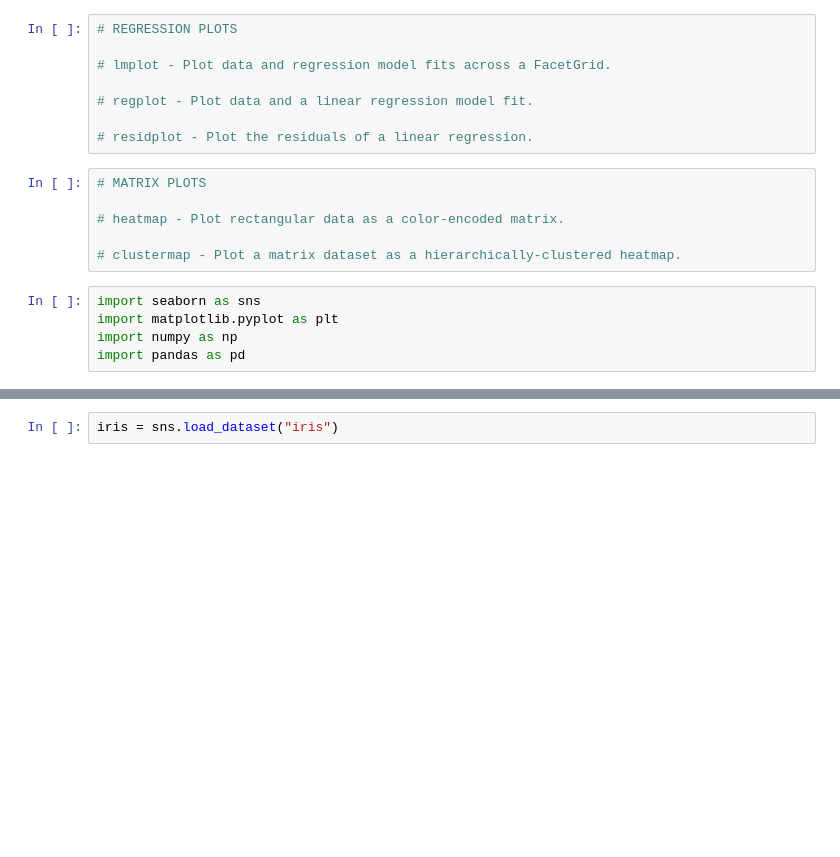
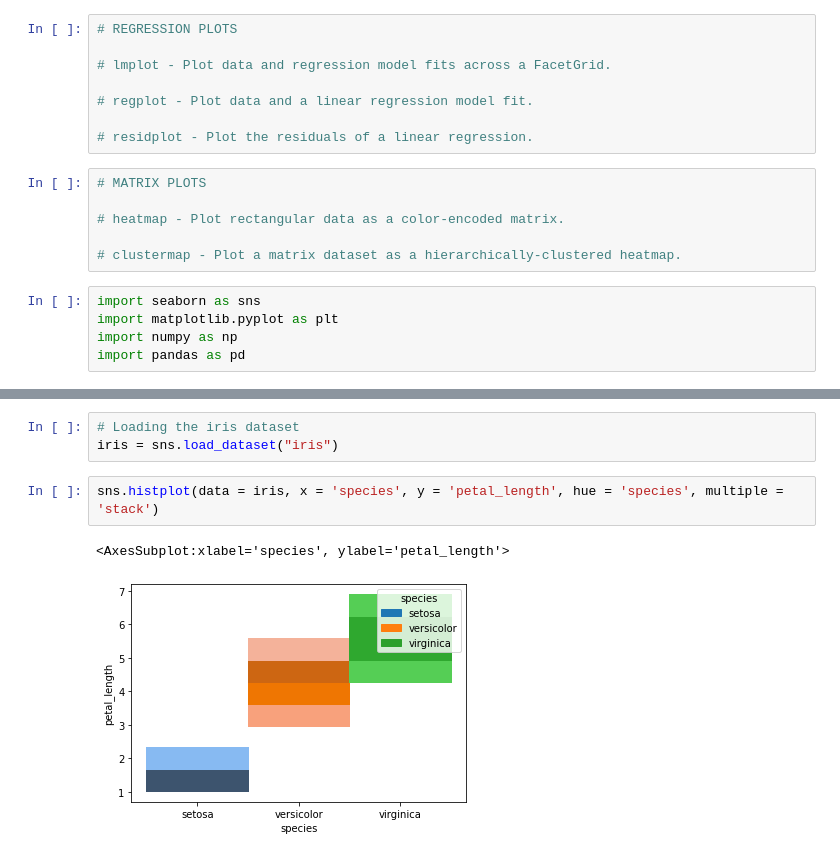
Before and after one commit to chimaihueze/Seaborn, a Jupyter notebook: plotting-functions.ipynb, the cells around one changed output, grey strips where cells are left out. Cells and saved outputs as stored; diff of their text form; blank space fills up the shorter version.

```diff
--- a/plotting-functions.ipynb
+++ b/plotting-functions.ipynb
@@ -66,2 +71,8 @@ AttributeError: module 'pandas' has no attribute 'read'
 # %%
+# Loading the iris dataset
 iris = sns.load_dataset("iris")
+# %%
+sns.histplot(data = iris, x = 'species', y = 'petal_length', hue = 'species', multiple = 'stack')
+# %% [output]
+<AxesSubplot:xlabel='species', ylabel='petal_length'>
+[figure, added]
```
Also changed, not shown: parts of 2 cells of this notebook.
